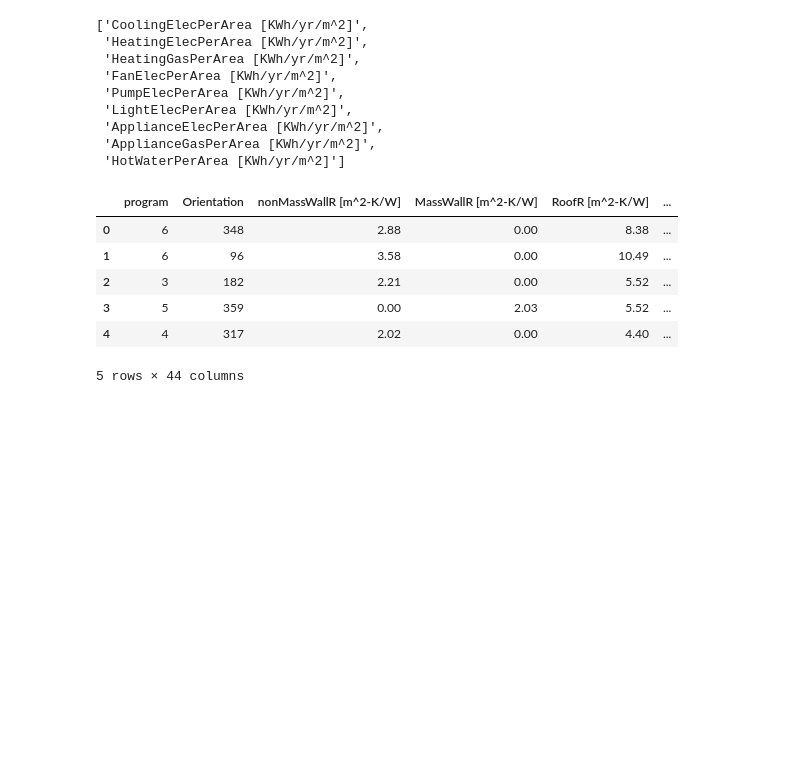
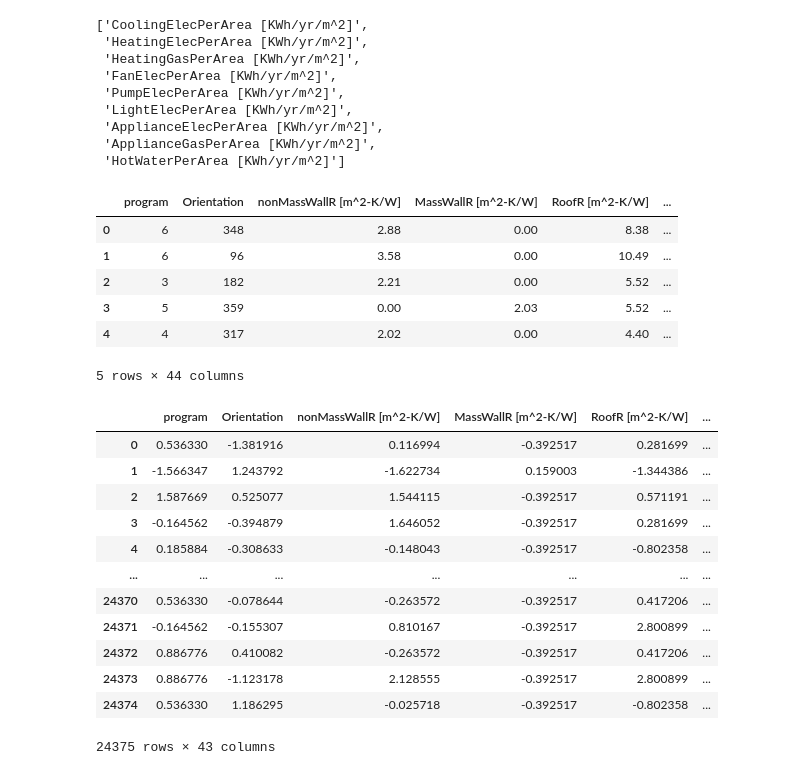
Before and after one commit to snwnkang/CS109A_Final, a Jupyter notebook: Final_Project_CS109.ipynb, the cells around one changed output. Drawn from its saved outputs; the diff is of its cells as text; code cells hidden in the pictures; blank space fills up the shorter version.

```diff
--- a/Final_Project_CS109.ipynb
+++ b/Final_Project_CS109.ipynb
@@ -180,3 +182,31 @@ df_sel.head(5)
 | 3 | 5 | 359 | 0.00 | 2.03 | 5.52 | ... |
 | 4 | 4 | 317 | 2.02 | 0.00 | 4.40 | ... |
 5 rows × 44 columns
+# %%
+X = df_sel.drop(columns=['OE'])
+y = df_sel['OE']
+# %%
+X_train, X_test, y_train, y_test = train_test_split(X, y, test_size=0.25, random_state=42)
+# %%
+StdScaler = StandardScaler()
+X_train_std = StdScaler.fit_transform(X_train)
+X_test_std = StdScaler.transform(X_test)
+# %%
+X_train_std_df = pd.DataFrame(X_train_std, columns=X_train.columns)
+X_test_std_df = pd.DataFrame(X_test_std, columns=X_train.columns)
+# %%
+X_train_std_df
+# %% [output]
+|  | program | Orientation | nonMassWallR [m^2-K/W] | MassWallR [m^2-K/W] | RoofR [m^2-K/W] | ... |
+| 0 | 0.536330 | -1.381916 | 0.116994 | -0.392517 | 0.281699 | ... |
+| 1 | -1.566347 | 1.243792 | -1.622734 | 0.159003 | -1.344386 | ... |
+| 2 | 1.587669 | 0.525077 | 1.544115 | -0.392517 | 0.571191 | ... |
+| 3 | -0.164562 | -0.394879 | 1.646052 | -0.392517 | 0.281699 | ... |
+| 4 | 0.185884 | -0.308633 | -0.148043 | -0.392517 | -0.802358 | ... |
+| ... | ... | ... | ... | ... | ... | ... |
+| 24370 | 0.536330 | -0.078644 | -0.263572 | -0.392517 | 0.417206 | ... |
+| 24371 | -0.164562 | -0.155307 | 0.810167 | -0.392517 | 2.800899 | ... |
+| 24372 | 0.886776 | 0.410082 | -0.263572 | -0.392517 | 0.417206 | ... |
+| 24373 | 0.886776 | -1.123178 | 2.128555 | -0.392517 | 2.800899 | ... |
+| 24374 | 0.536330 | 1.186295 | -0.025718 | -0.392517 | -0.802358 | ... |
+24375 rows × 43 columns
```
Also changed, not shown: parts of 2 cells of this notebook.
